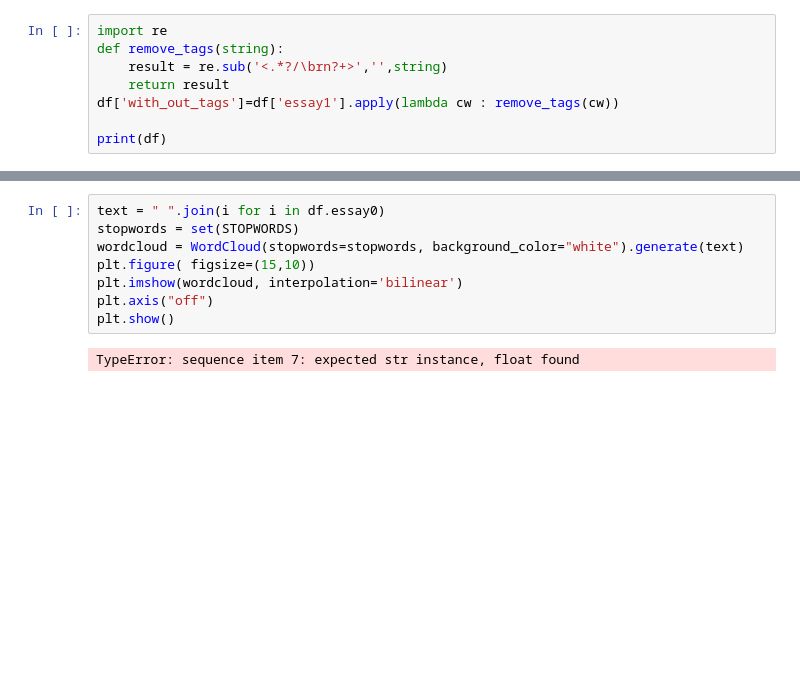
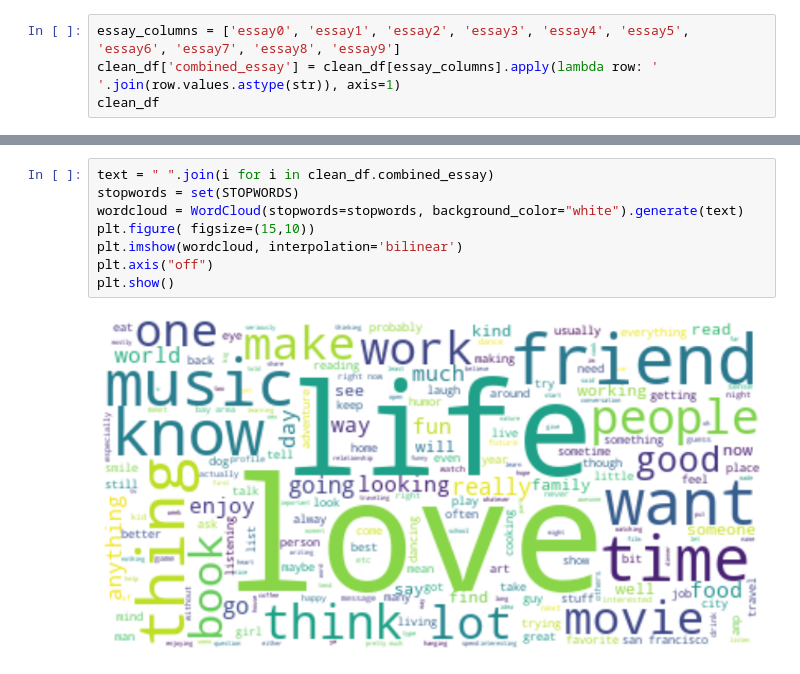
Before and after one commit to Manochitra20/OkCupid_Dating_with_ML, a Jupyter notebook: Mano/Essay_WordCloud.ipynb, the cells around one changed output, grey strips where cells are left out. Cells and saved outputs as stored; diff of their text form; blank space fills up the shorter version.

```diff
--- a/Mano/Essay_WordCloud.ipynb
+++ b/Mano/Essay_WordCloud.ipynb
@@ -39,9 +72,5 @@ TypeError: sequence item 1: expected str instance, float found
 # %%
-import re
-def remove_tags(string):
-    result = re.sub('<.*?/\brn?+>','',string)
-    return result
-df['with_out_tags']=df['essay1'].apply(lambda cw : remove_tags(cw))
-
-print(df)
+essay_columns = ['essay0', 'essay1', 'essay2', 'essay3', 'essay4', 'essay5', 'essay6', 'essay7', 'essay8', 'essay9']
+clean_df['combined_essay'] = clean_df[essay_columns].apply(lambda row: ' '.join(row.values.astype(str)), axis=1)
+clean_df
 # %% [output]
@@ -49,10 +90,10 @@ error: multiple repeat at position 9
 # %%
-text = " ".join(i for i in df.essay0)
+text = " ".join(i for i in clean_df.combined_essay)
 stopwords = set(STOPWORDS)
 wordcloud = WordCloud(stopwords=stopwords, background_color="white").generate(text)
 plt.figure( figsize=(15,10))
 plt.imshow(wordcloud, interpolation='bilinear')
 plt.axis("off")
 plt.show()
 # %% [output]
-TypeError: sequence item 7: expected str instance, float found
+[figure, added]
```
Also changed, not shown: parts of 10 cells of this notebook, 5 other files.
